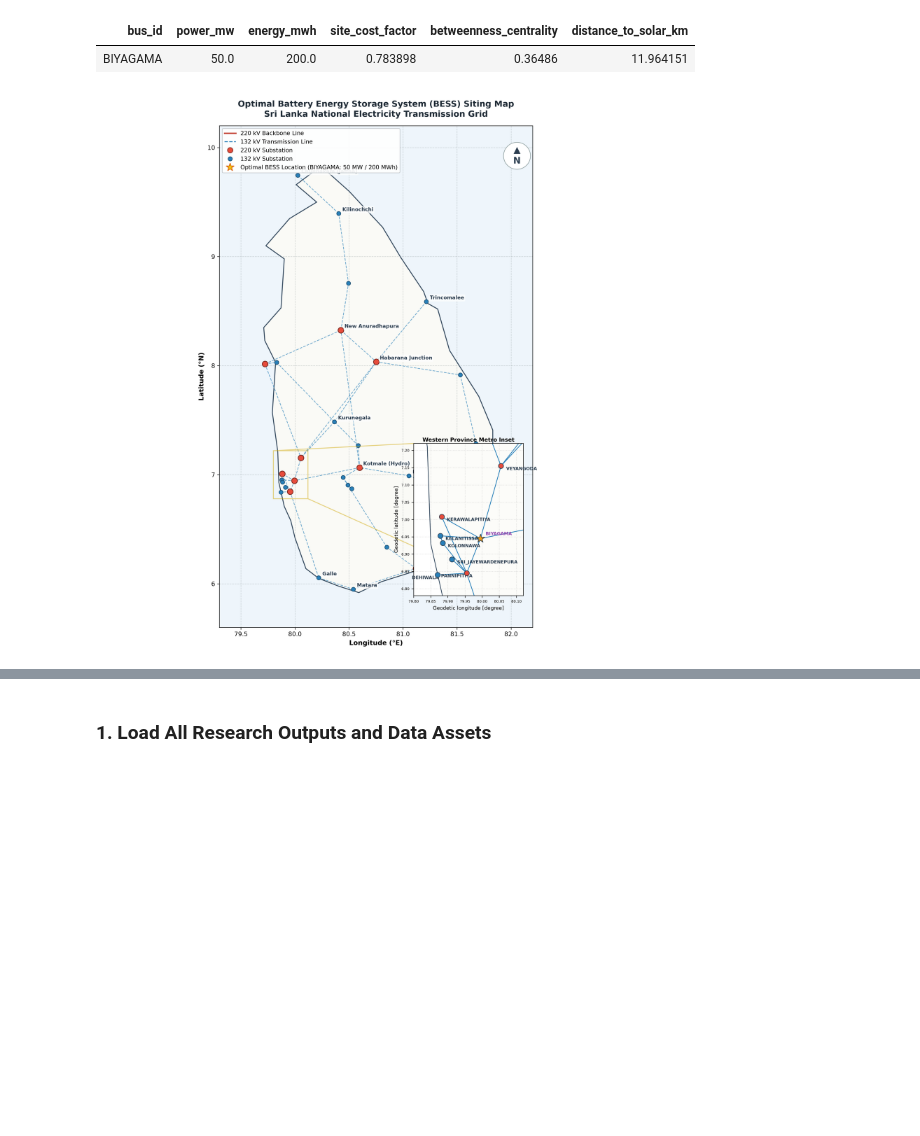
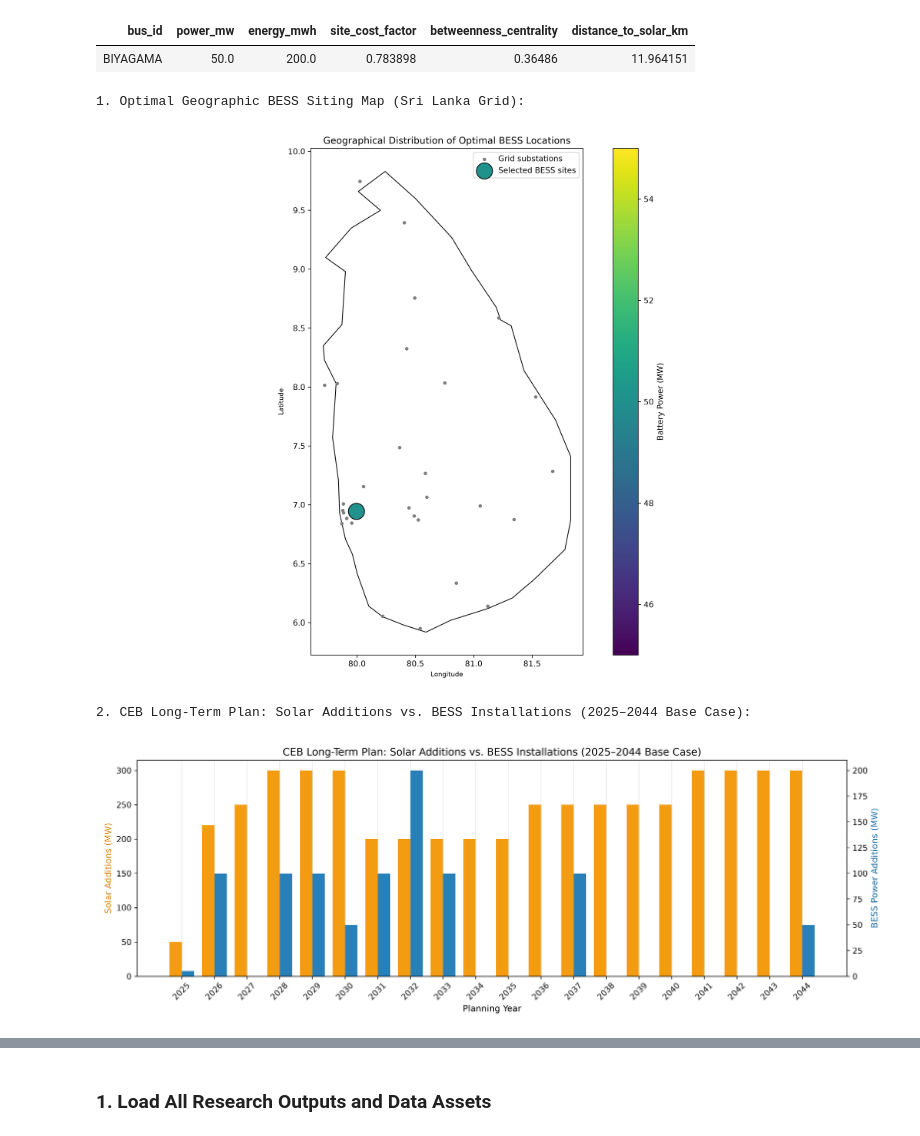
Before and after one commit to HimashMadushanka/Sri-Lanka-National-Grid-BESS-Optimization, a Jupyter notebook: notebook/10_Final_Research_Results.ipynb, the cells around one changed output, grey strips where cells are left out. Saved outputs shown, nothing was run; the diff lists cells and outputs as text; code cells hidden in the pictures; blank space fills up the shorter version.

```diff
--- a/notebook/10_Final_Research_Results.ipynb
+++ b/notebook/10_Final_Research_Results.ipynb
@@ -99,12 +99,23 @@ display(final_results)
 | bus_id | power_mw | energy_mwh | site_cost_factor | betweenness_centrality | distance_to_solar_km |
 | BIYAGAMA | 50.0 | 200.0 | 0.783898 | 0.36486 | 11.964151 |
 # %%
-# Display Geographic Distribution of the Optimal BESS Siting Decision
+# Display Optimal BESS Siting Map and CEB Benchmark Expansion Plan
 from IPython.display import Image, display
-map_path = MAPS / 'optimal_bess_location_map.png'
+from src.paths import MAPS, GRAPHS
+
+map_path = MAPS / "optimal_bess_location_map.png"
 if map_path.is_file():
+    print("1. Optimal Geographic BESS Siting Map (Sri Lanka Grid):")
     display(Image(filename=str(map_path), width=850))
+
+chart_path = GRAPHS / "ceb_planned_solar_storage_additions.png"
+if chart_path.is_file():
+    print("\n2. CEB Long-Term Plan: Solar Additions vs. BESS Installations (2025–2044 Base Case):")
+    display(Image(filename=str(chart_path), width=850))
 # %% [output]
+1. Optimal Geographic BESS Siting Map (Sri Lanka Grid):
-[figure, old version]
+[figure, new version]
+2. CEB Long-Term Plan: Solar Additions vs. BESS Installations (2025–2044 Base Case):
+[figure, added]
 # %%
 # CEB Long-Term Plan: Solar Additions vs. BESS Installations (2025–2044 Base Case)
```
Also changed, not shown: parts of 1 cell of this notebook, 7 other files.
